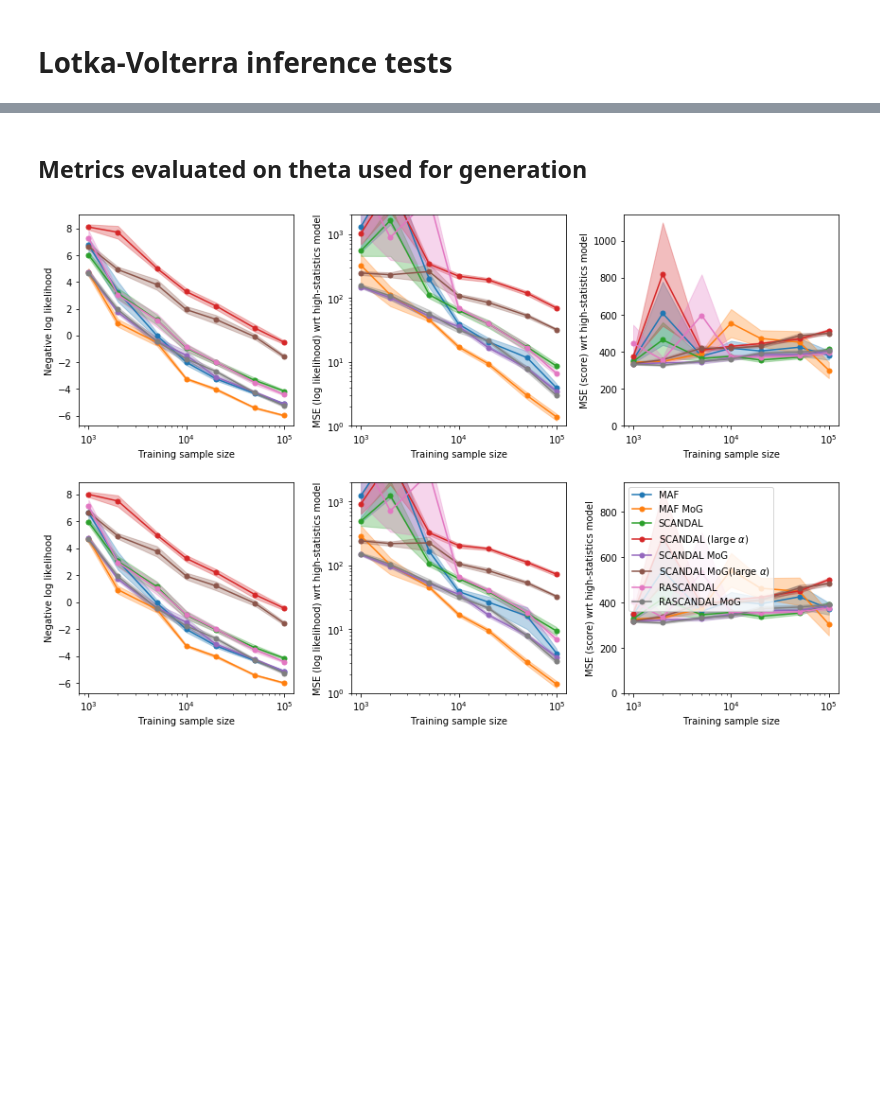
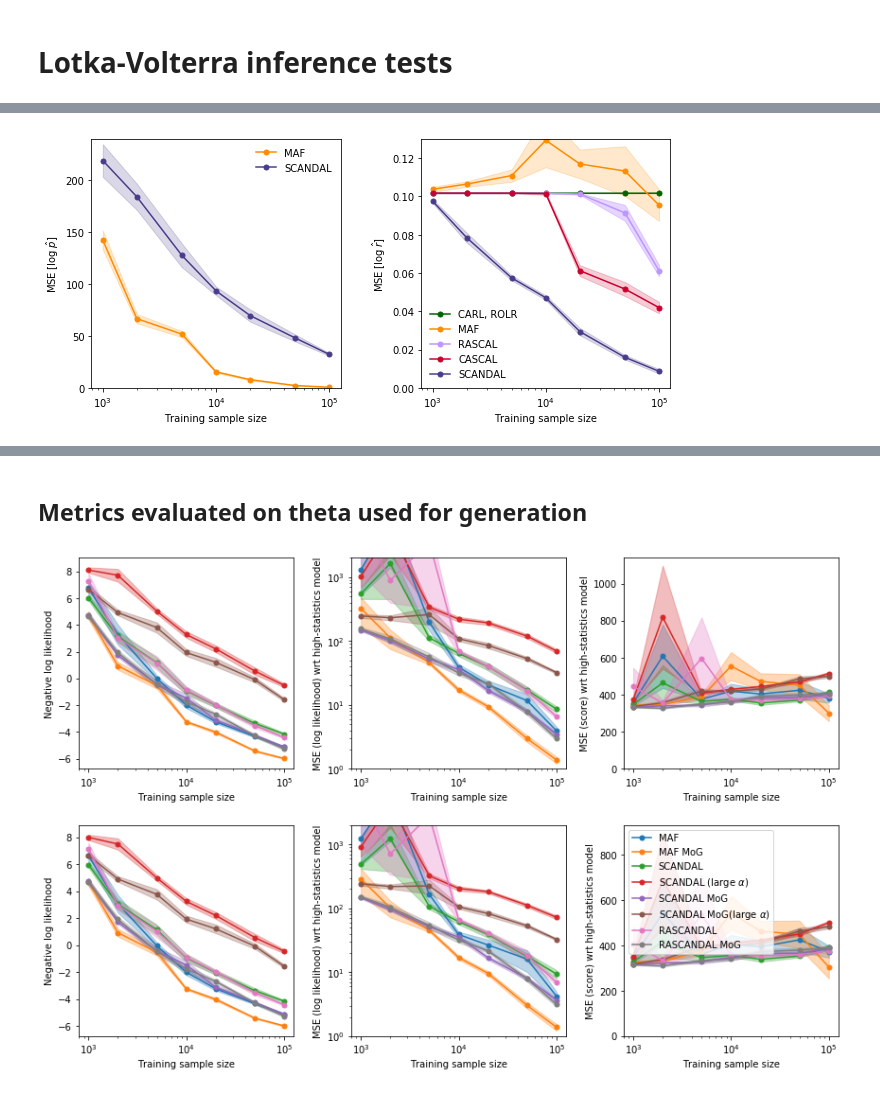
Before and after one commit to johannbrehmer/goldmine, a Jupyter notebook: goldmine/notebooks/lotka_volterra/evaluation.ipynb, the cells around one changed output, grey strips where cells are left out. Cells and saved outputs as stored; diff of their text form; code cells hidden in the pictures; blank space fills up the shorter version.

```diff
--- a/goldmine/notebooks/lotka_volterra/evaluation.ipynb
+++ b/goldmine/notebooks/lotka_volterra/evaluation.ipynb
@@ -11,0 +399,72 @@ from goldmine.simulators.lotka_volterra import LotkaVolterra
+# %%
+fig = plt.figure(figsize=(9.,calculate_height(2,9.,1,False)))
+
+
+ax = plt.subplot(1,2,1)
+
+for m, method in enumerate(legend_labels):
+    if np.any(np.isfinite(log_p_grid_mse_mean[m])):
+        plt.fill_between(
+            sample_sizes,
+            log_p_grid_mse_mean[m] - log_p_grid_mse_uncertainties[m],
+            log_p_grid_mse_mean[m] + log_p_grid_mse_uncertainties[m],
+            color=colors[m],
+            alpha=band_alphas[m]
+        )
+
+for m, method in enumerate(legend_labels):
+    if np.any(np.isfinite(log_p_grid_mse_mean[m])):
+        plt.plot(
+            sample_sizes,
+            log_p_grid_mse_mean[m],
+            color=colors[m],
+            lw=1.5,
+            ls='-',
+            marker='o',
+            ms=5.,
+            label=method
+        )
+
+plt.legend(loc='upper right', edgecolor='white', facecolor='white', framealpha=1.)
+
+plt.xlabel('Training sample size')
+plt.ylabel(r'$\mathrm{MSE} \; [ \log \; \hat{p} ] $')
+ax.set_xscale("log", nonposx='clip')
+plt.ylim(0.,240.)
+
+
+ax = plt.subplot(1,2,2)
+
+for m, method in enumerate(legend_labels):
+    plt.fill_between(
+        sample_sizes,
+        log_r_grid_mse_mean[m] - log_r_grid_mse_uncertainties[m],
+        log_r_grid_mse_mean[m] + log_r_grid_mse_uncertainties[m],
+        color=colors[m],
+        alpha=band_alphas[m]
+    )
+
+for m, method in enumerate(legend_labels):
+    plt.plot(
+        sample_sizes,
+        log_r_grid_mse_mean[m],
+        color=colors[m],
+        lw=1.5,
+        ls='-',
+        marker='o',
+        ms=5.,
+        label=method
+    )
+
+plt.legend(loc='lower left', edgecolor='white', facecolor='white', framealpha=1.)
+
+plt.xlabel('Training sample size')
+plt.ylabel(r'$\mathrm{MSE} \; [ \log \; \hat{r} ] $')
+ax.set_xscale("log", nonposx='clip')
+plt.ylim(0.,0.13)
+
+
+adjust_margins(2,9.,1,False)
+plt.savefig('lotka_volterra_mses_vs_samplesize.pdf')
+# %% [output]
+[figure, added]
```
Also changed, not shown: parts of 21 cells of this notebook, 4 other files.
